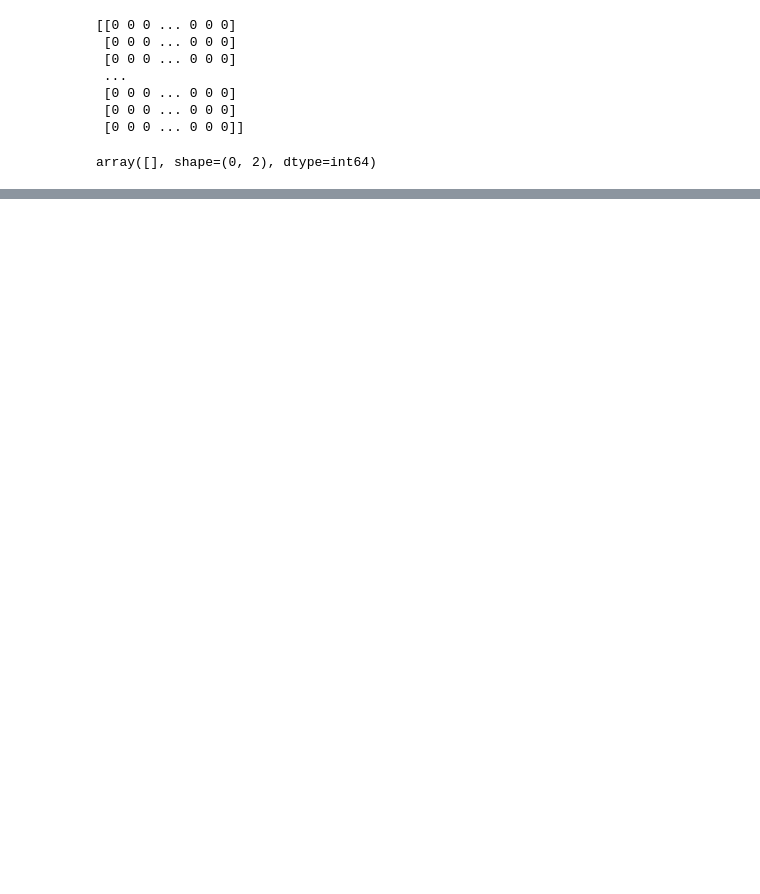
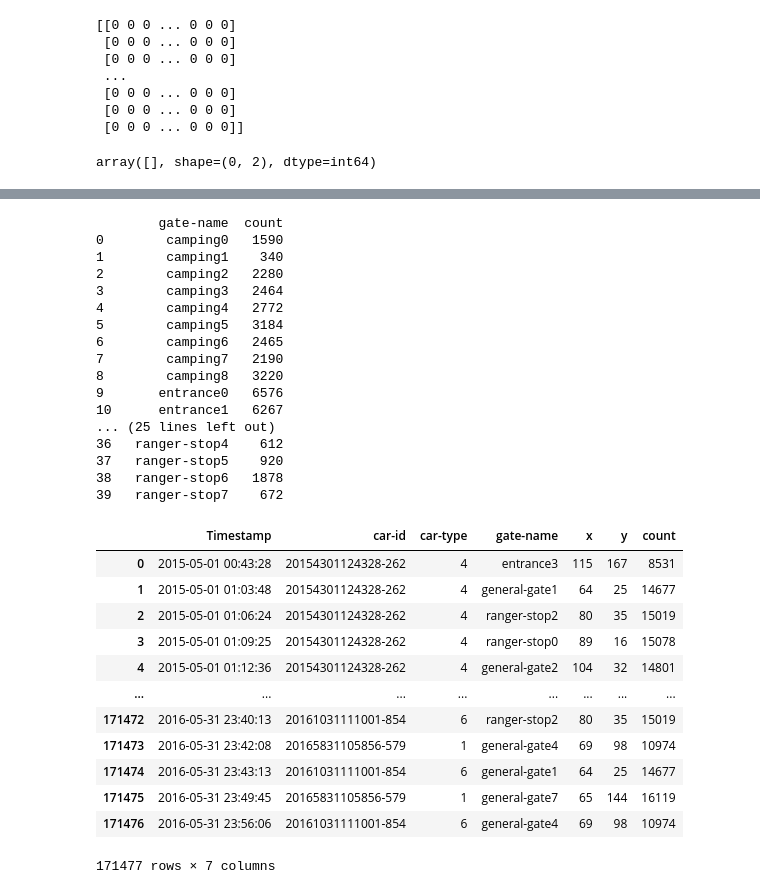
Before and after one commit to ssusnea/sds235-hw3, a Jupyter notebook: who-is-suspicious.ipynb, the cells around one changed output, grey strips where cells are left out. Drawn from its saved outputs; the diff is of its cells as text; code cells hidden in the pictures; blank space fills up the shorter version.

```diff
--- a/who-is-suspicious.ipynb
+++ b/who-is-suspicious.ipynb
@@ -177,0 +194,41 @@ plt.show()
+# %%
+# Group by 'gate-name' and count occurrences
+gate_counts = traffic_data.groupby('gate-name').size().reset_index(name='count')
+
+# Display the count DataFrame
+print(gate_counts)
+
+# Merge counts back into the original DataFrame (if needed)
+traffic_data_count = traffic_data.merge(gate_counts, on='gate-name', how='left')
+traffic_data_count
+# %% [output]
+        gate-name  count
+0        camping0   1590
+1        camping1    340
+2        camping2   2280
+3        camping3   2464
+4        camping4   2772
+5        camping5   3184
+6        camping6   2465
+7        camping7   2190
+8        camping8   3220
+9       entrance0   6576
+10      entrance1   6267
+... (25 lines left out)
+36   ranger-stop4    612
+37   ranger-stop5    920
+38   ranger-stop6   1878
+39   ranger-stop7    672
+|  | Timestamp | car-id | car-type | gate-name | x | y | count |
+| 0 | 2015-05-01 00:43:28 | 20154301124328-262 | 4 | entrance3 | 115 | 167 | 8531 |
+| 1 | 2015-05-01 01:03:48 | 20154301124328-262 | 4 | general-gate1 | 64 | 25 | 14677 |
+| 2 | 2015-05-01 01:06:24 | 20154301124328-262 | 4 | ranger-stop2 | 80 | 35 | 15019 |
+| 3 | 2015-05-01 01:09:25 | 20154301124328-262 | 4 | ranger-stop0 | 89 | 16 | 15078 |
+| 4 | 2015-05-01 01:12:36 | 20154301124328-262 | 4 | general-gate2 | 104 | 32 | 14801 |
+| ... | ... | ... | ... | ... | ... | ... | ... |
+| 171472 | 2016-05-31 23:40:13 | 20161031111001-854 | 6 | ranger-stop2 | 80 | 35 | 15019 |
+| 171473 | 2016-05-31 23:42:08 | 20165831105856-579 | 1 | general-gate4 | 69 | 98 | 10974 |
+| 171474 | 2016-05-31 23:43:13 | 20161031111001-854 | 6 | general-gate1 | 64 | 25 | 14677 |
+| 171475 | 2016-05-31 23:49:45 | 20165831105856-579 | 1 | general-gate7 | 65 | 144 | 16119 |
+| 171476 | 2016-05-31 23:56:06 | 20161031111001-854 | 6 | general-gate4 | 69 | 98 | 10974 |
+171477 rows × 7 columns
```
Also changed, not shown: parts of 5 cells of this notebook, 2 other files.
